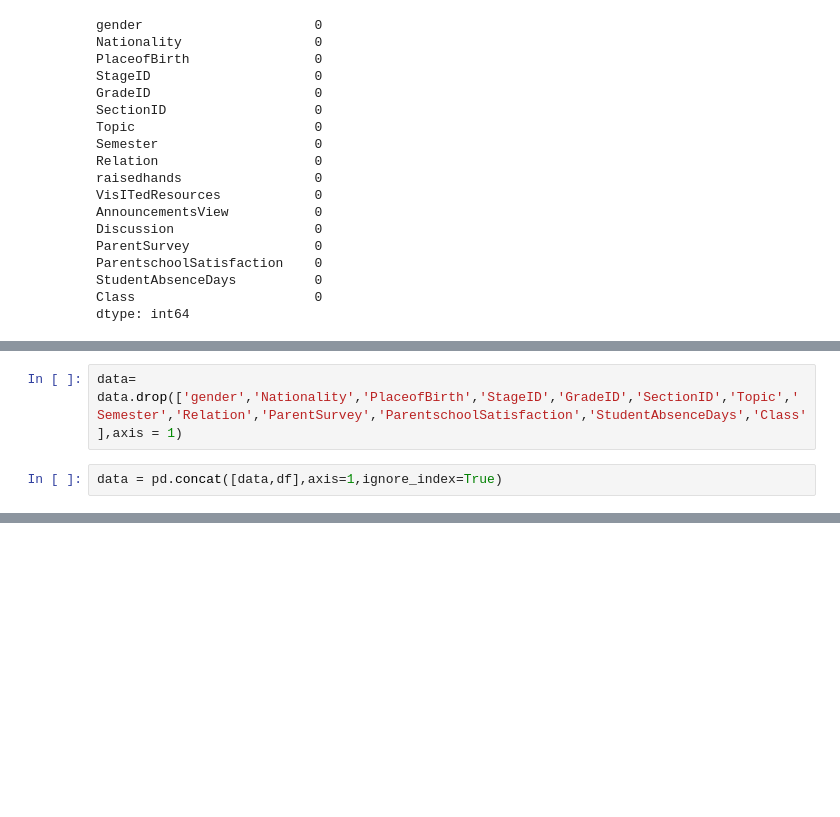
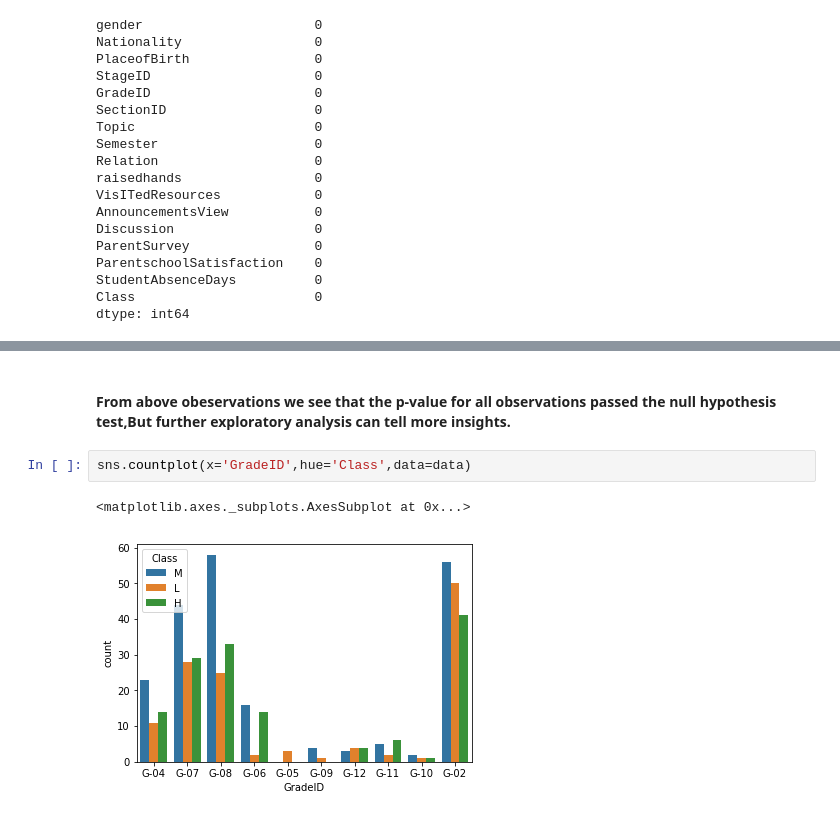
Before and after one commit to nikhildutta333/Machine-learning-Project, a Jupyter notebook: project.ipynb, the cells around one changed output, grey strips where cells are left out. Cells and saved outputs as stored; diff of their text form; blank space fills up the shorter version.

```diff
--- a/project.ipynb
+++ b/project.ipynb
@@ -126,4 +84,0 @@ data1 = pd.concat([data,df],axis=1)
-# %%
-data= data.drop(['gender','Nationality','PlaceofBirth','StageID','GradeID','SectionID','Topic','Semester','Relation','ParentSurvey','ParentschoolSatisfaction','StudentAbsenceDays','Class'],axis = 1)
-# %%
-data = pd.concat([data,df],axis=1,ignore_index=True)
@@ -220,0 +133,7 @@ data1
+# %% [markdown]
+#### From above obeservations we see that the p-value for all observations passed the null hypothesis test,But further exploratory analysis can tell more insights.
+# %%
+sns.countplot(x='GradeID',hue='Class',data=data)
+# %% [output]
+<matplotlib.axes._subplots.AxesSubplot at 0x...>
+[figure, added]
```
Also changed, not shown: parts of 58 cells of this notebook.
